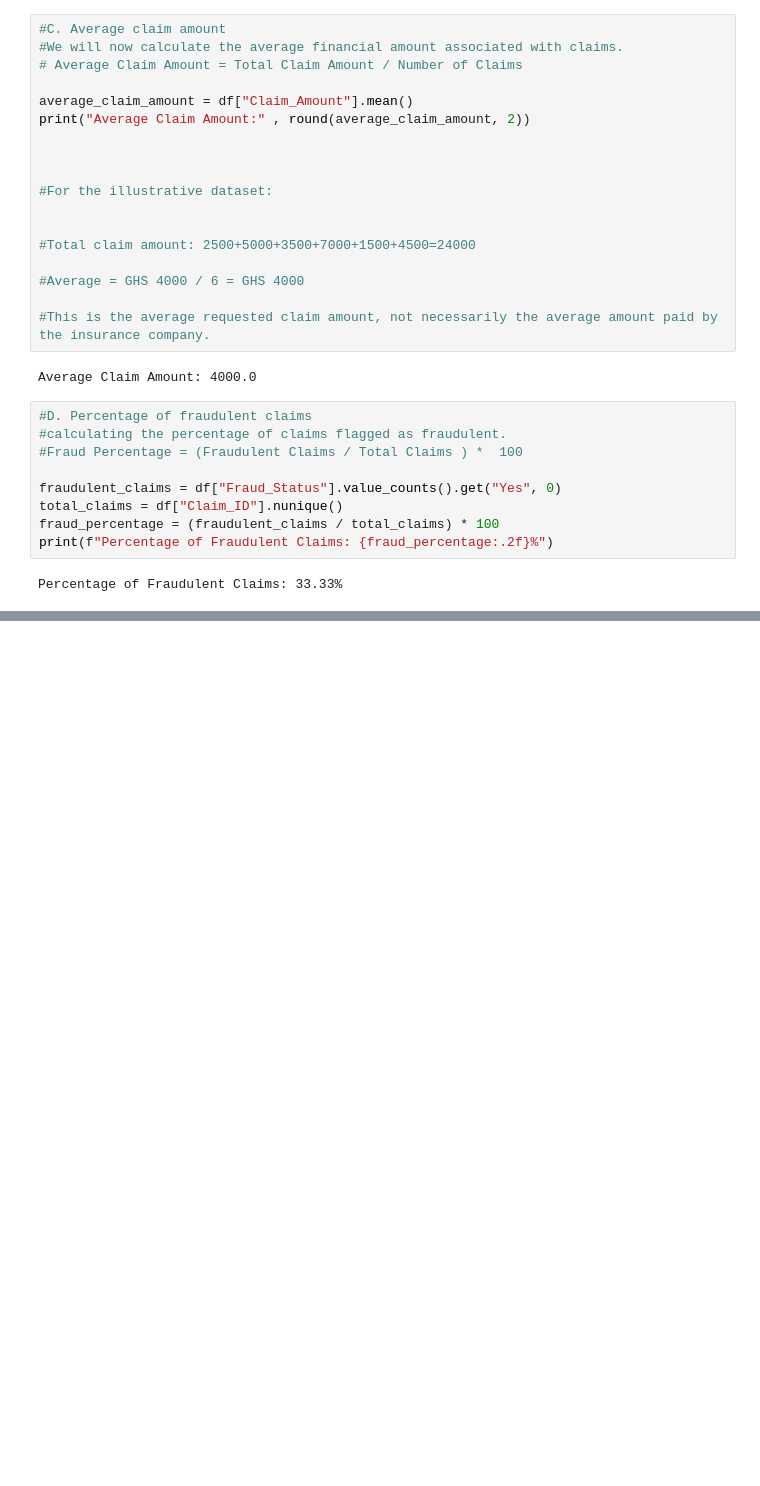
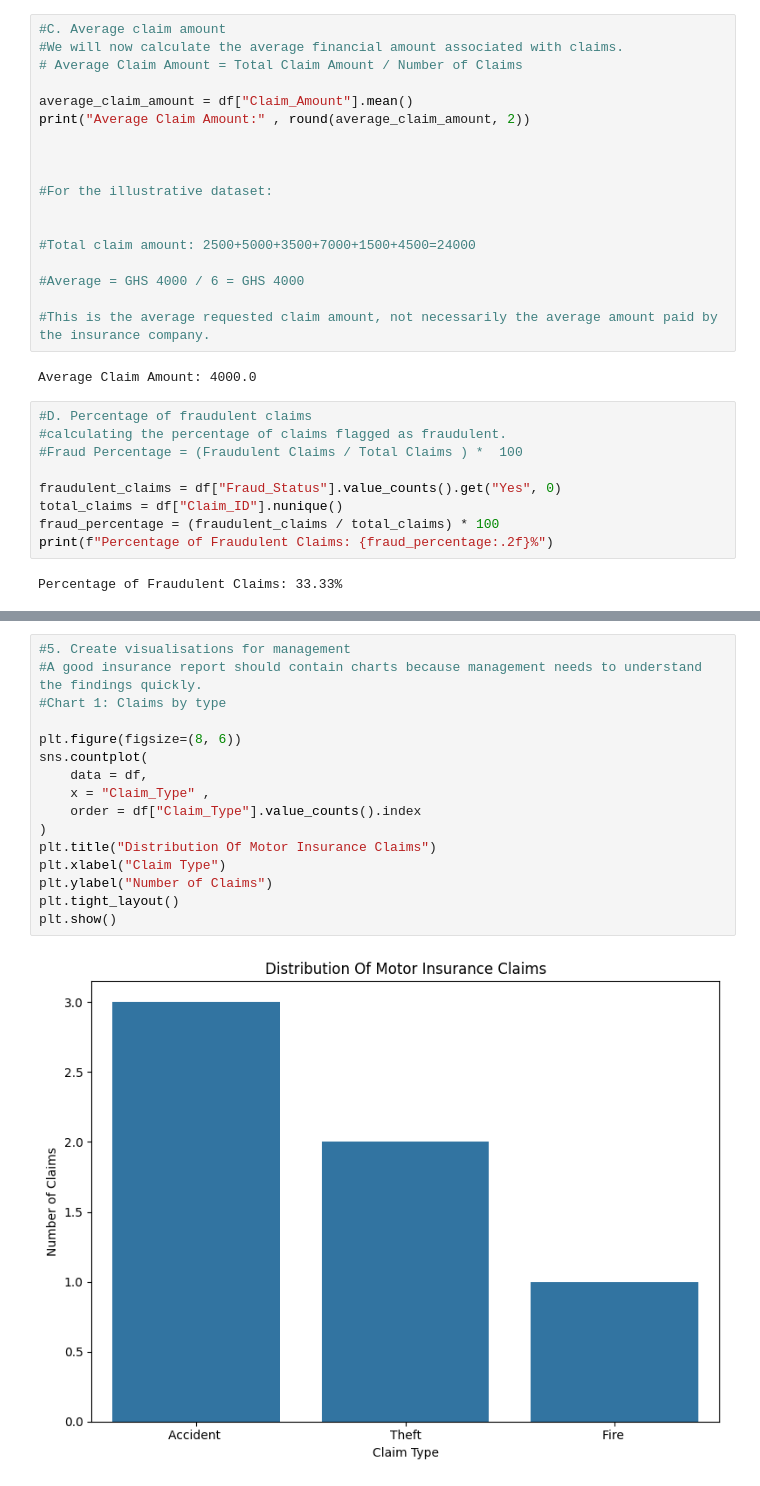
Before and after one commit to Zokah123/Motor_Insurance_Claims, a Jupyter notebook: Motor_Insurance_Claims.ipynb, the cells around one changed output, grey strips where cells are left out. Drawn from its saved outputs; the diff is of its cells as text; blank space fills up the shorter version.

Commit message:
Creating Visualizations for management

```diff
--- a/Motor_Insurance_Claims.ipynb
+++ b/Motor_Insurance_Claims.ipynb
@@ -128,0 +145,18 @@ Percentage of Fraudulent Claims: 33.33%
+# %%
+#5. Create visualisations for management
+#A good insurance report should contain charts because management needs to understand the findings quickly.
+#Chart 1: Claims by type
+
+plt.figure(figsize=(8, 6))
+sns.countplot(
+    data = df,
+    x = "Claim_Type" ,
+    order = df["Claim_Type"].value_counts().index
+)
+plt.title("Distribution Of Motor Insurance Claims")
+plt.xlabel("Claim Type")
+plt.ylabel("Number of Claims")
+plt.tight_layout()
+plt.show()
+# %% [output]
+[figure, added]
```
Also changed, not shown: parts of 4 cells of this notebook.
